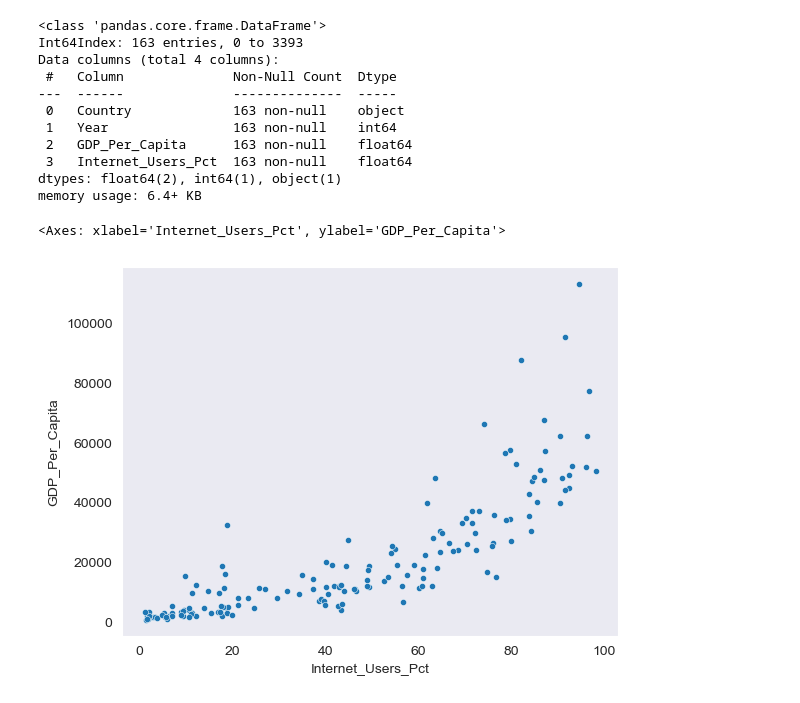
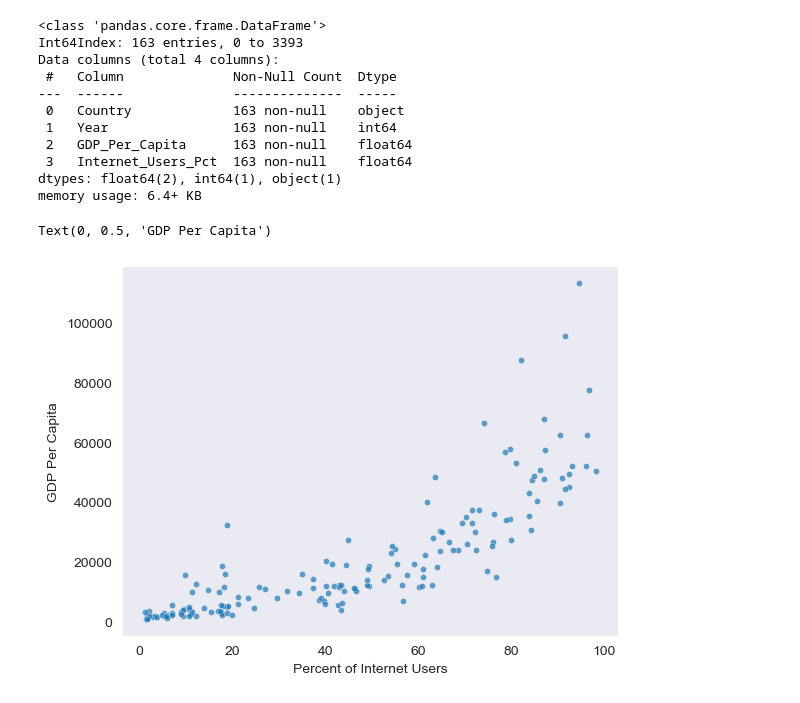
Before and after one commit to NSS-Data-Analytics-Cohort-8/gdp-and-internet-usage-melaniewesson, a Jupyter notebook: notebooks/un_project.ipynb, the cells around one changed output. Drawn from its saved outputs; the diff is of its cells as text; code cells hidden in the pictures.

```diff
--- a/notebooks/un_project.ipynb
+++ b/notebooks/un_project.ipynb
@@ -588,7 +588,9 @@ memory usage: 6.4+ KB
 # %%
 sns.set_style('dark')
 # %%
-sns.scatterplot(data=gdp_and_internet_use_2014, x="Internet_Users_Pct", y="GDP_Per_Capita", s=20)
+sns.scatterplot(data=gdp_and_internet_use_2014, x="Internet_Users_Pct", y="GDP_Per_Capita", s=20, alpha=0.7)
+plt.xlabel('Percent of Internet Users')
+plt.ylabel('GDP Per Capita')
 # %% [output]
-<Axes: xlabel='Internet_Users_Pct', ylabel='GDP_Per_Capita'>
+Text(0, 0.5, 'GDP Per Capita')
-[figure, old version]
+[figure, new version]
```
